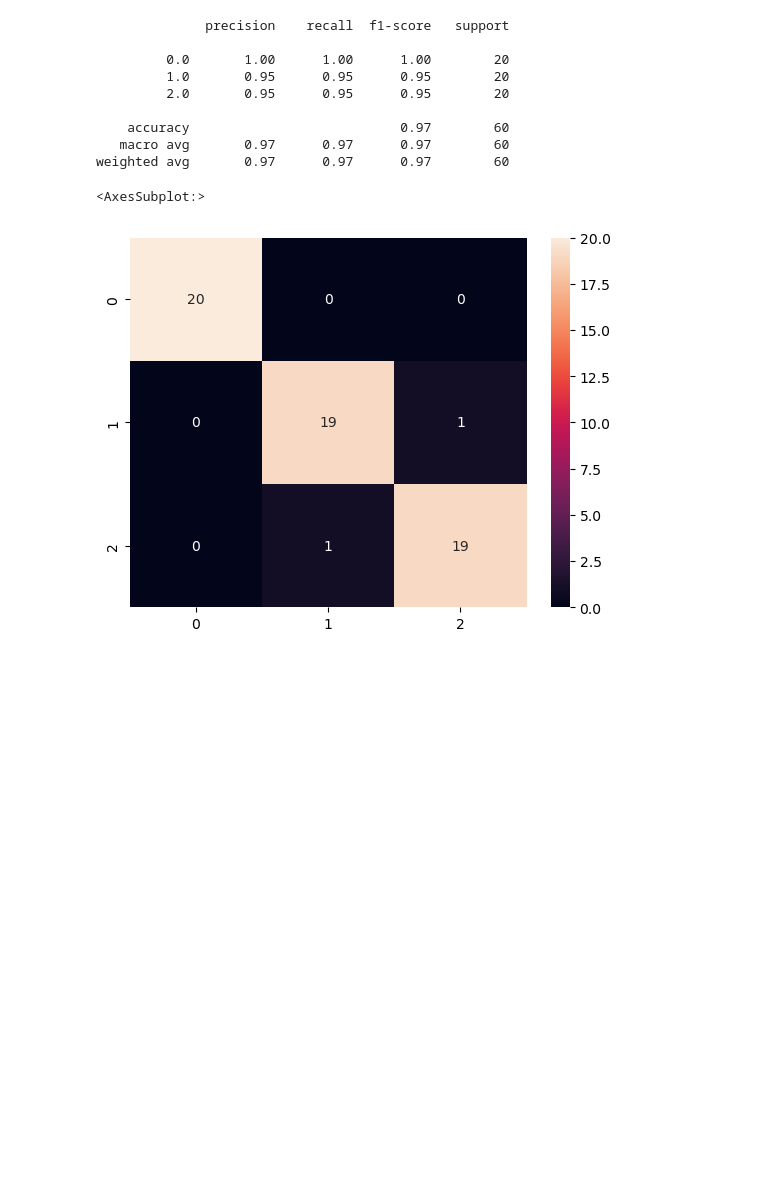
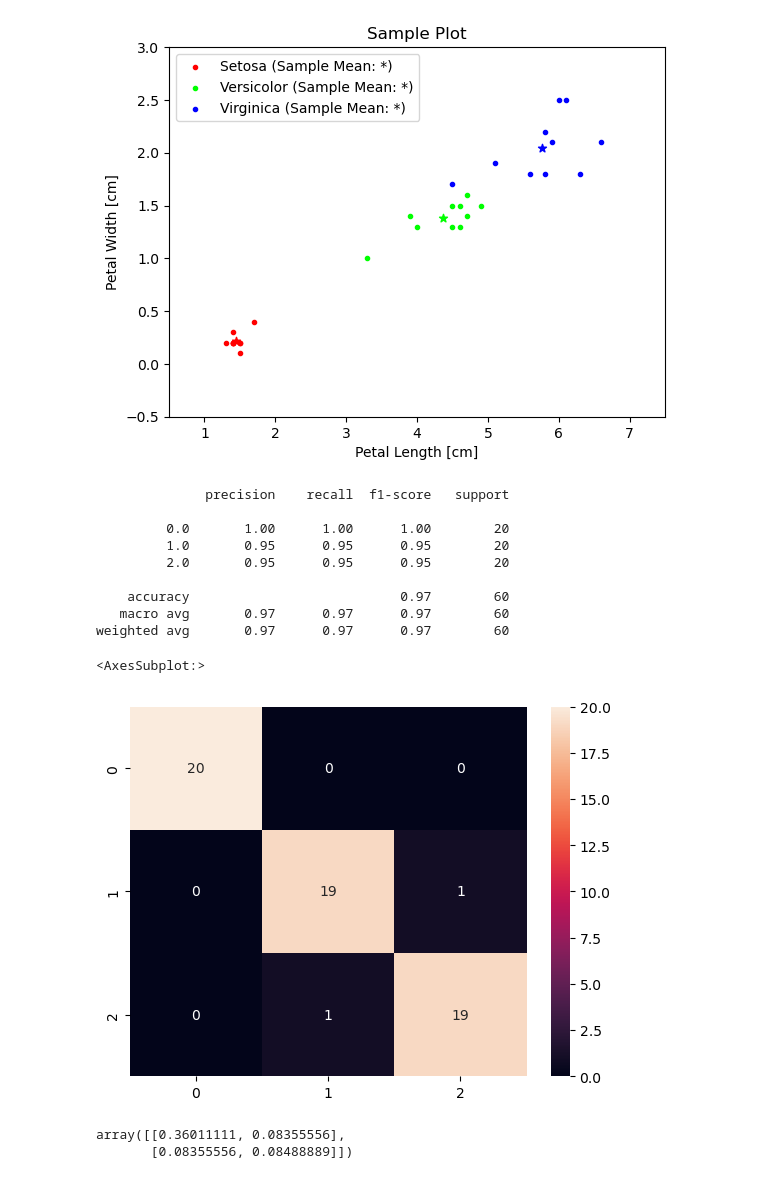
Before and after one commit to KKamp2015/PatternRecognition, a Jupyter notebook: Project.ipynb, the cells around one changed output. Drawn from its saved outputs; the diff is of its cells as text; code cells hidden in the pictures; blank space fills up the shorter version.

```diff
--- a/Project.ipynb
+++ b/Project.ipynb
@@ -19,19 +19,28 @@ ValX=Val[:,0:2]
 ValY=Val[:,2]
 # %%
 class NDA:
-    def __init__(self, X,Y, dependancy='Gen'):
-        self.dependancy=dependancy
+    def __init__(self, X,Y, kind,nu=1,depen='Gen'):
+        self.dependancy=depen
         self.X=X
+        self.kind=kind
         self.Y=Y
         self.p=np.zeros(3)
         self.mu=np.zeros([3,2])
         self.C=list()
+        self.Cpool=np.zeros([2,2])
         for l in [0,1,2]:
             loc=np.where(self.Y==l)[0]
             self.p[l]=len(loc)/len(self.Y)
             self.mu[l]=np.mean(self.X[loc],axis=0)
-            self.C.append(C_MLE(np.cov(self.X[loc].T),self.dependancy))
-
+            self.C.append(np.cov(self.X[loc].T))
+        for n in range(len(C)):
+            self.Cpool+=self.C[n]*self.p[n]
+        if self.kind=='LDA':
+            self.C=(self.Cpool,self.Cpool,self.Cpool)
+        for n in range(len(C)):
+            if self.kind=='QDA':
+                self.C[n]=nu*self.C[n]+(1-nu)*self.Cpool
+            self.C[n]=C_MLE(self.C[n],self.dependancy)
     def C_MLE(self,C,kind='Gen'):
         if kind=='Gen':
             return C
@@ -42,6 +51,19 @@ class NDA:
             return (1/D)*np.matrix.trace(C)*np.identity(D)
         else:
             print(kind,' not reconized please choose either Gen, Indp, or Iso')
+    def PlotSample(self,colors=['red','lime','blue'],markers=['.','*']):
+        plt.figure()
+        for i in [0,1,2]:
+            loc=np.where(self.Y==i)
+            plt.scatter(self.X[loc,0],self.X[loc,1],color=colors[i],marker=markers[0],label=list(names.keys())[i]+' (Sample Mean: *)')
+            plt.scatter(self.mu[i,0],self.mu[i,1],color=colors[i],marker=markers[1])
+        plt.xlim([0.5,7.5])
+        plt.ylim([-0.5,3.0])
+        plt.legend()
+        plt.title("Sample Plot")
+        plt.xlabel('Petal Length [cm]')
+        plt.ylabel('Petal Width [cm]')
+        plt.show()
     def Predict(self,testX):
         out=[]
         for xi in testX:
@@ -54,21 +76,28 @@ class NDA:
                     yhat[i]=np.nan
             out.append(yhat)
         return np.nanargmax(np.array(out),axis=1)
-# %%
-Model1=NDA(TrainX,TrainY)
-Y=Model.Predict(ValX)
-print(classification_report(ValY,Y))
-heatmap(confusion_matrix(ValY, Y),annot=True)
-# %% [output]
-              precision    recall  f1-score   support
-
-         0.0       1.00      1.00      1.00        20
-         1.0       0.95      0.95      0.95        20
-         2.0       0.95      0.95      0.95        20
-
-    accuracy                           0.97        60
-   macro avg       0.97      0.97      0.97        60
-weighted avg       0.97      0.97      0.97        60
-<AxesSubplot:>
-[figure, removed]
+# %%
+Model1=NDA(TrainX,TrainY,"QDA")
+Model1.PlotSample()
+Y=Model1.Predict(ValX)
+print(classification_report(ValY,Y))
+heatmap(confusion_matrix(ValY, Y),annot=True)
+# %% [output]
+[figure, added]
+              precision    recall  f1-score   support
+
+         0.0       1.00      1.00      1.00        20
+         1.0       0.95      0.95      0.95        20
+         2.0       0.95      0.95      0.95        20
+
+    accuracy                           0.97        60
+   macro avg       0.97      0.97      0.97        60
+weighted avg       0.97      0.97      0.97        60
+<AxesSubplot:>
+[figure, added]
+# %%
+Model1.C
+# %% [output]
+array([[0.36011111, 0.08355556],
+       [0.08355556, 0.08488889]])
 # %%
```
Also changed, not shown: parts of 8 cells of this notebook.
